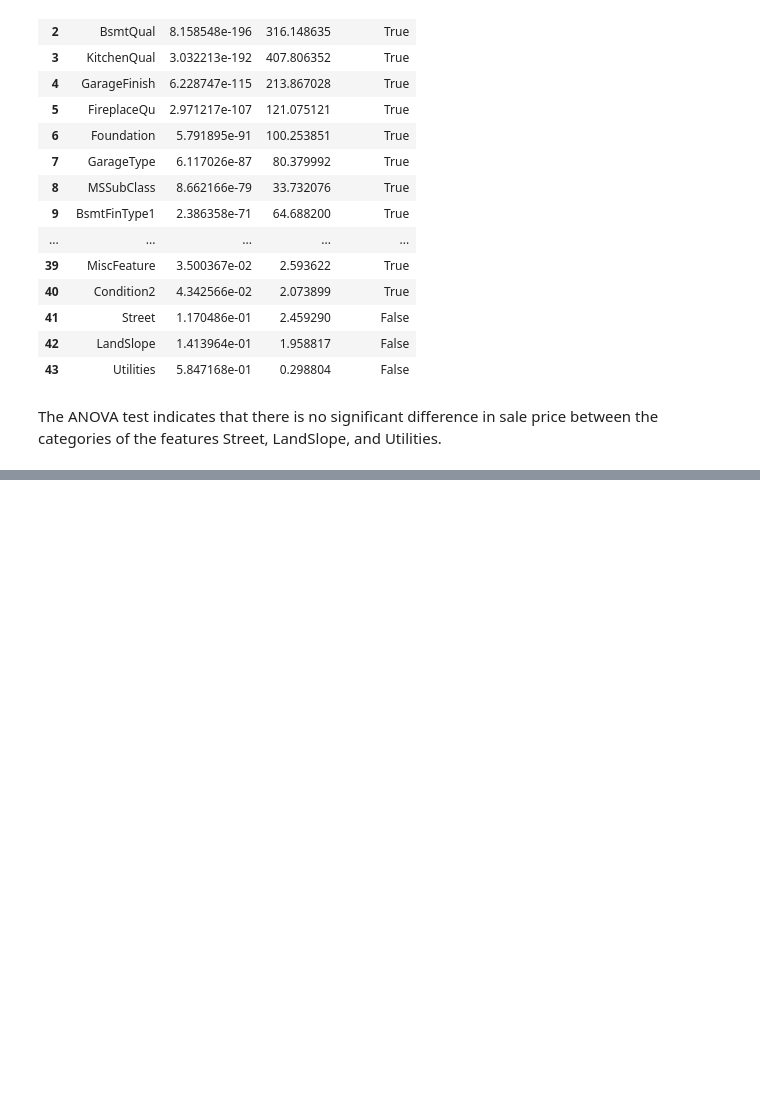
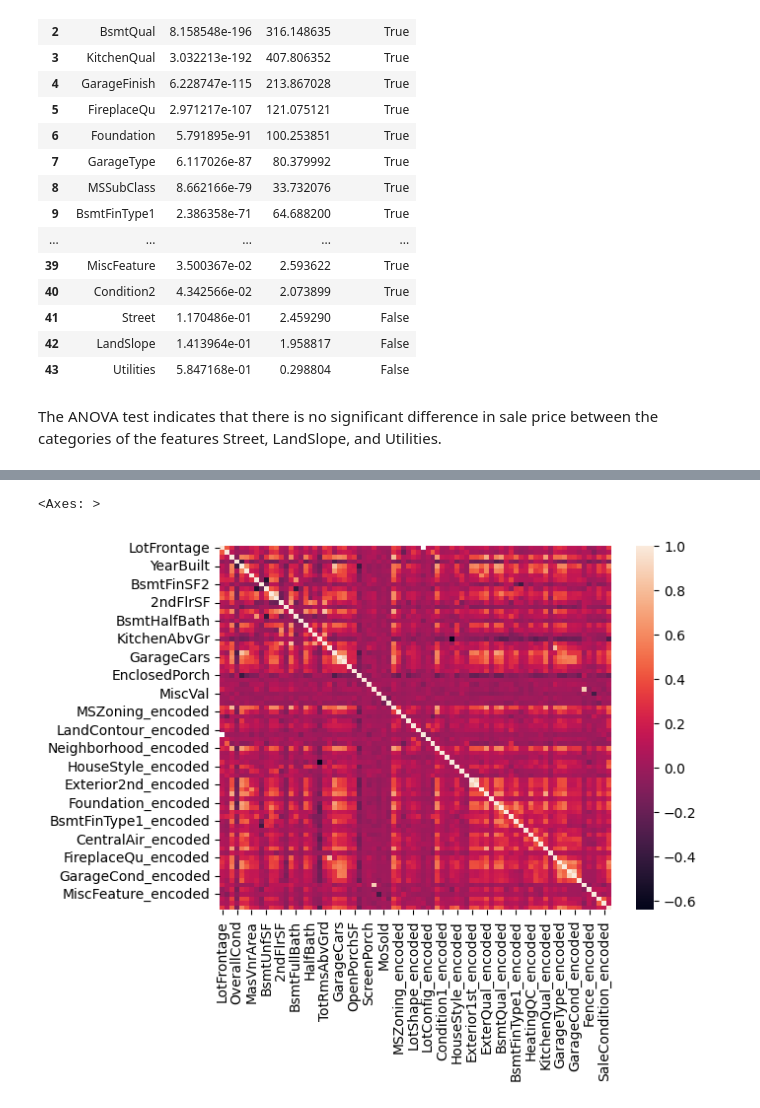
Before and after one commit to k0stro/house-prices-eda-regression, a Jupyter notebook: house-prices-eda-regression.ipynb, the cells around one changed output, grey strips where cells are left out. Drawn from its saved outputs; the diff is of its cells as text; code cells hidden in the pictures; blank space fills up the shorter version.

```diff
--- a/house-prices-eda-regression.ipynb
+++ b/house-prices-eda-regression.ipynb
@@ -533,0 +550,15 @@ train_df['CentralAir'] = (train_df['CentralAir'] == 'Y').astype(int)
+# %%
+def target_guided_ordinal_encoding(df, categorical_col, target_col):
+    encoding_maps = {}
+    #calculating average 'SalePrice' for each column and category
+    for col in categorical_col:
+        ordering = df.groupby(col)[target_col].mean().sort_values()
+        encoding_map = {k: i+1 for i, k in enumerate(ordering.index)}
+
+        df[f'{col}_encoded'] = df[col].map(encoding_map)
+
+        encoding_maps[col] = encoding_map
+
+    return df, encoding_map
+# %%
+df_encoded, categorical_encoding_map = target_guided_ordinal_encoding(train_df, categorical_cols, 'SalePrice')
@@ -533,0 +574,2 @@ train_df['CentralAir'] = (train_df['CentralAir'] == 'Y').astype(int)
+# %%
+df_encoded['CentralAir_encoded'] = (df_encoded['CentralAir'] == 'Y').astype(int)
@@ -533,0 +585,2 @@ train_df['CentralAir'] = (train_df['CentralAir'] == 'Y').astype(int)
+# %%
+df_encoded.drop(columns = categorical_cols, inplace = True)
@@ -534,3 +596,9 @@ train_df['CentralAir'] = (train_df['CentralAir'] == 'Y').astype(int)
+# %%
+corr = df_encoded.corr()
+sns.heatmap(corr)
+# %% [output]
+<Axes: >
+[figure, added]
 # %%
 #Impute
 #LotFrontage - mean
```
Also changed, not shown: parts of 13 cells of this notebook.
